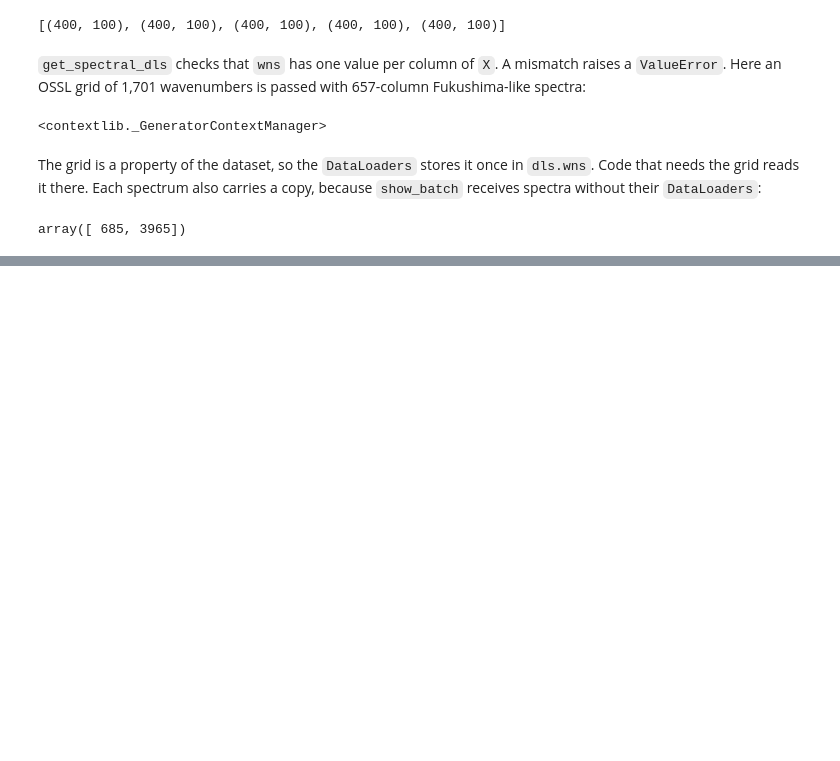
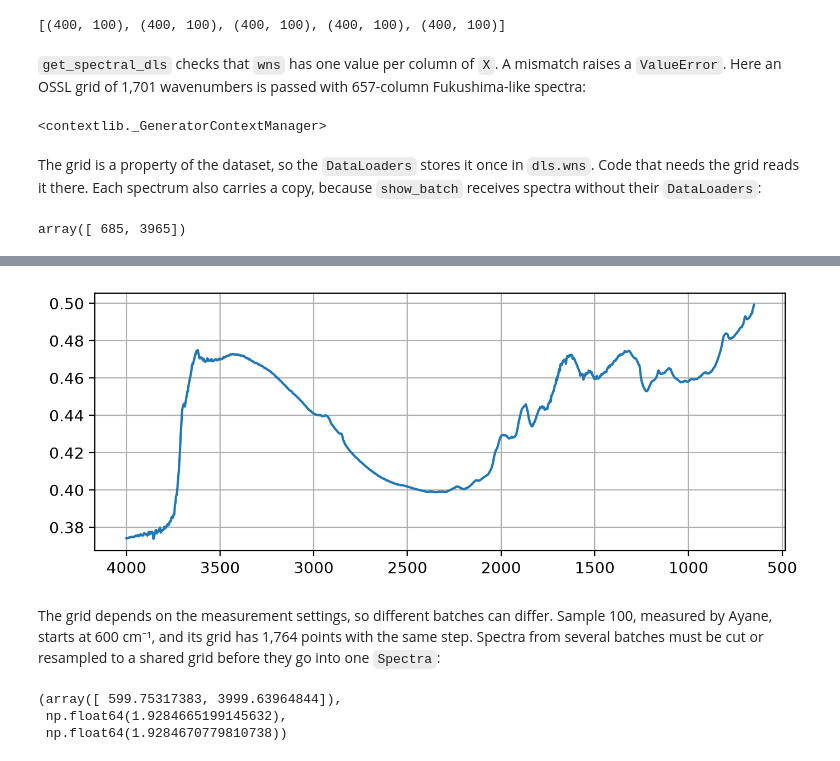
Before and after one commit to franckalbinet/soilspecdl, a Jupyter notebook: nbs/01_dataloader.ipynb, the cells around one changed output, grey strips where cells are left out. Drawn from its saved outputs; the diff is of its cells as text; code cells hidden in the pictures; blank space fills up the shorter version.

Commit message:
Add read_spa to read Thermo OMNIC .spa files
Fixes #14

```diff
--- a/nbs/01_dataloader.ipynb
+++ b/nbs/01_dataloader.ipynb
@@ -259,0 +262,23 @@ array([ 685, 3965])
+# %%
+#| export
+_spa_ytypes = {17: 'abs'} # OMNIC y-unit codes that `read_spa` supports, mapped to `Spectra.measurement_type`
+
+# `read_spa` belongs in soilspecdata, beside the OSSL loader. Move it there with an OPUS reader for Bruker files.
+def read_spa(
+    fn, # Path to a Thermo OMNIC `.spa` file
+)->tuple: # (wavenumbers in increasing order, values, measurement type)
+    "Read the spectrum in a Thermo OMNIC `.spa` file"
+    b = Path(fn).read_bytes()
+    blocks = {}
+    for pos in range(288, len(b) - 16, 16):
+        if b[pos] == 0: break
+        blocks.setdefault(b[pos], struct.unpack('<II', b[pos+2:pos+10]))
+    hdr, (off, _) = blocks[2][0], blocks[3]
+    n, = struct.unpack('<I', b[hdr+4:hdr+8])
+    xcode, ycode = b[hdr+8], b[hdr+12]
+    if xcode != 1: raise ValueError(f"x-unit code {xcode} is not cm⁻¹")
+    if ycode not in _spa_ytypes: raise ValueError(f"y-unit code {ycode} is not supported, only {list(_spa_ytypes)}")
+    x0, x1 = struct.unpack('<ff', b[hdr+16:hdr+24])
+    wns, vals = np.linspace(x0, x1, n), np.frombuffer(b, '<f4', count=n, offset=off).astype(float)
+    if x0 > x1: wns, vals = wns[::-1].copy(), vals[::-1].copy()
+    return wns, vals, _spa_ytypes[ycode]
@@ -259,0 +291,18 @@ array([ 685, 3965])
+# %%
+wns_spa, spc, mtype = read_spa('files/1160a.SPA')
+test_eq(mtype, 'abs')
+test_eq(len(wns_spa), 1738)
+test_close(wns_spa[[0, -1]], [649.893, 3999.641], eps=1e-3)
+TensorSpectrum(spc, wns=wns_spa).show(figsize=(8, 3));
+# %% [output]
+[figure, added]
+# %% [markdown]
+The grid depends on the measurement settings, so different batches can differ. Sample 100, measured by Ayane, starts at 600 cm⁻¹, and its grid has 1,764 points with the same step. Spectra from several batches must be cut or resampled to a shared grid before they go into one `Spectra`:
+# %%
+wns_ayane, _, _ = read_spa('files/100a.SPA')
+test_eq(len(wns_ayane), 1764)
+wns_ayane[[0, -1]], np.diff(wns_ayane).mean(), np.diff(wns_spa).mean()
+# %% [output]
+(array([ 599.75317383, 3999.63964844]),
+ np.float64(1.9284665199145632),
+ np.float64(1.9284670779810738))
```
Also changed, not shown: parts of 4 cells of this notebook, 4 other files.
